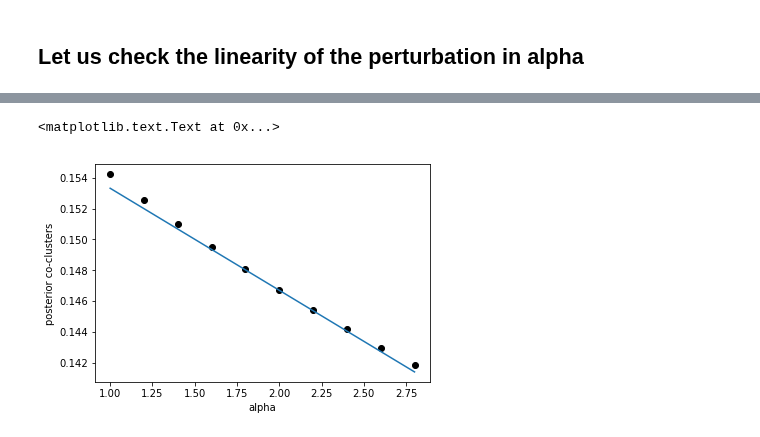
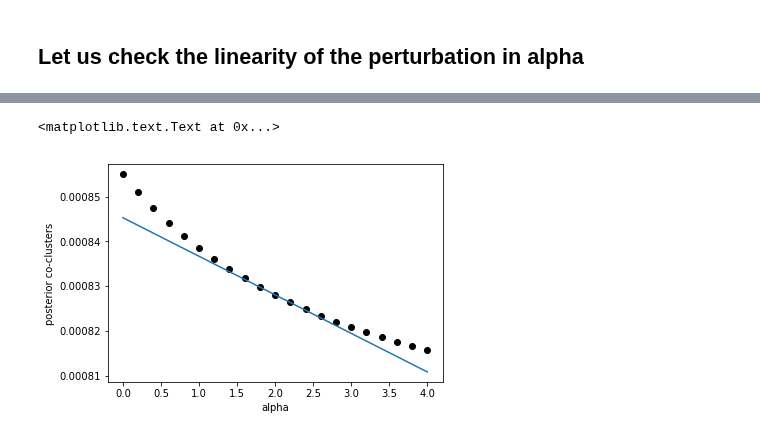
Before and after one commit to Runjing-Liu120/Variational_BNP_robustness, a Jupyter notebook: DP_mixture/DP_normal_mixture.ipynb, the cells around one changed output, grey strips where cells are left out. Cells and saved outputs as stored; diff of their text form; code cells hidden in the pictures.

```diff
--- a/DP_mixture/DP_normal_mixture.ipynb
+++ b/DP_mixture/DP_normal_mixture.ipynb
@@ -473,10 +473,10 @@ Since this is a clustering problem, we can check other moments too: like co-clus
 # %%
 def get_co_clustering(model, n1, n2):
-    # this is the interesting posterior moment
+
     e_z1 = model.vb_params['local']['e_z'].get()[n1, :]
     e_z2 = model.vb_params['local']['e_z'].get()[n2, :]
 
-    return e_z1 * e_z2
+    return np.dot(e_z1, e_z2)
 # %%
 # choose two data points
 n1 = 0
@@ -531,7 +534,7 @@ max sensitivity:  0.000472103690613
 # %%
 # choose two data points
 n1 = 0
-n2 = 13
+n2 = 2
 
 cluster1 = np.round(model.vb_params['local']['e_z'].get()[n1, :])
 cluster2 = np.round(model.vb_params['local']['e_z'].get()[n2, :])
@@ -604,7 +590,7 @@ true_sensitivty:
 # %% [markdown]
 ## Let us check the linearity of the perturbation in alpha
 # %%
-epsilons = np.arange(-1.0, 1.0, 0.2) # the range with which we will evaluate alpha
+epsilons = np.arange(-2.0, 2.2, 0.2) # the range for which we will perturb alpha
 
 results = np.zeros((len(epsilons), model.vb_params.free_size()))
 
@@ -648,6 +631,5 @@ done :o
 # %%
 k_stick = 1
-k_co_cluster = 3
 
 perturbed_v_sticks = np.zeros(len(epsilons))
 perturbed_co_clusters = np.zeros(len(epsilons))
@@ -656,9 +638,8 @@ for i in range(len(epsilons)):
     model.vb_params.set_free(results[i,:])
     perturbed_v_sticks[i] = model.vb_params['global']['v_sticks'].e()[k_stick, 0]
 
-    tmp = model.vb_params['local']['e_z'].get()[n1, :] * \
-                                model.vb_params['local']['e_z'].get()[n2, :]
-    perturbed_co_clusters[i] = tmp[k_co_cluster]
+    perturbed_co_clusters[i] = np.dot(model.vb_params['local']['e_z'].get()[n1, :], \
+                                model.vb_params['local']['e_z'].get()[n2, :])
 # %%
 plt.plot(alpha + epsilons, perturbed_v_sticks, 'ko')
 # plot the LRVB approximation
@@ -674,14 +655,14 @@ plt.ylabel('posterior stick length')
 # %%
 plt.plot(alpha + epsilons, perturbed_co_clusters, 'ko')
 
 # plot the LRVB approximation
 x_axis = np.linspace(alpha + epsilons[0], alpha + epsilons[-1], 100)
 
-old_co_cluster = newton_results.vb_params['local']['e_z'].get()[n1, :] * \
-                                newton_results.vb_params['local']['e_z'].get()[n2, :]
-plt.plot(x_axis, lrvb_sens_co_cluster[k_co_cluster] * (x_axis - alpha) + old_co_cluster[k_co_cluster])
+old_co_cluster = np.dot(newton_results.vb_params['local']['e_z'].get()[n1, :], \
+                                newton_results.vb_params['local']['e_z'].get()[n2, :])
+plt.plot(x_axis, lrvb_sens_co_cluster * (x_axis - alpha) + old_co_cluster)
 plt.xlabel('alpha')
 plt.ylabel('posterior co-clusters')
 # %% [output]
 <matplotlib.text.Text at 0x...>
-[figure, old version]
+[figure, new version]
```
Also changed, not shown: parts of 28 cells of this notebook.
